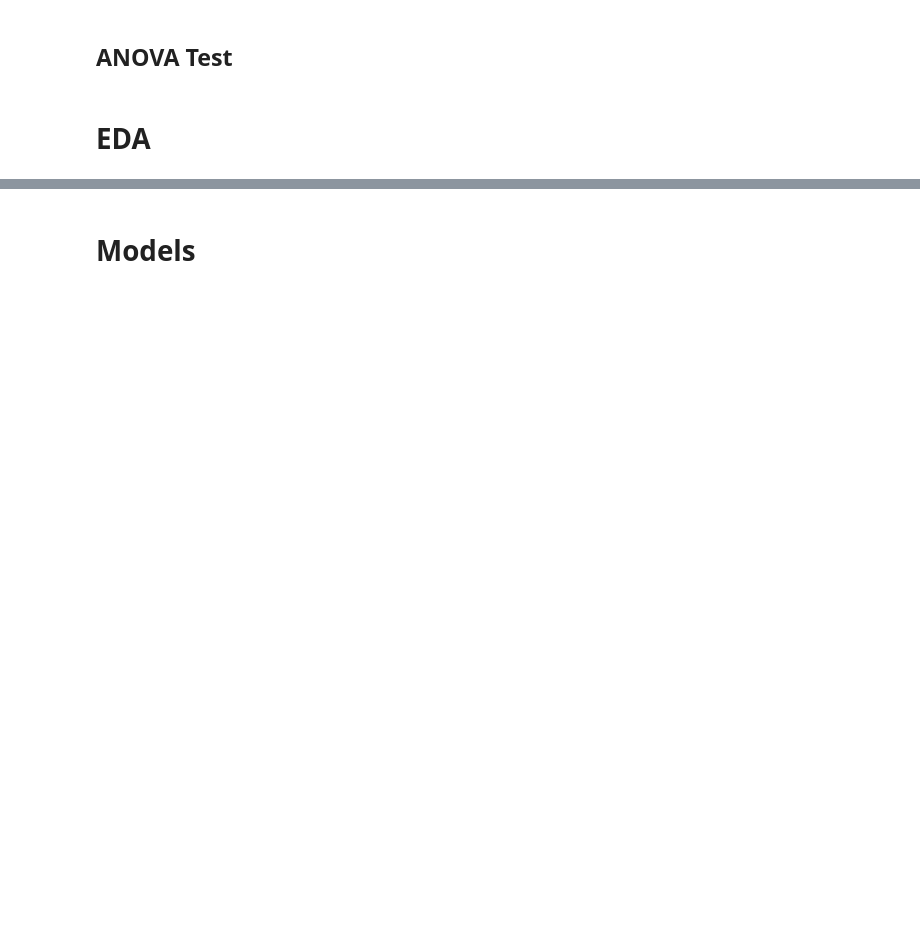
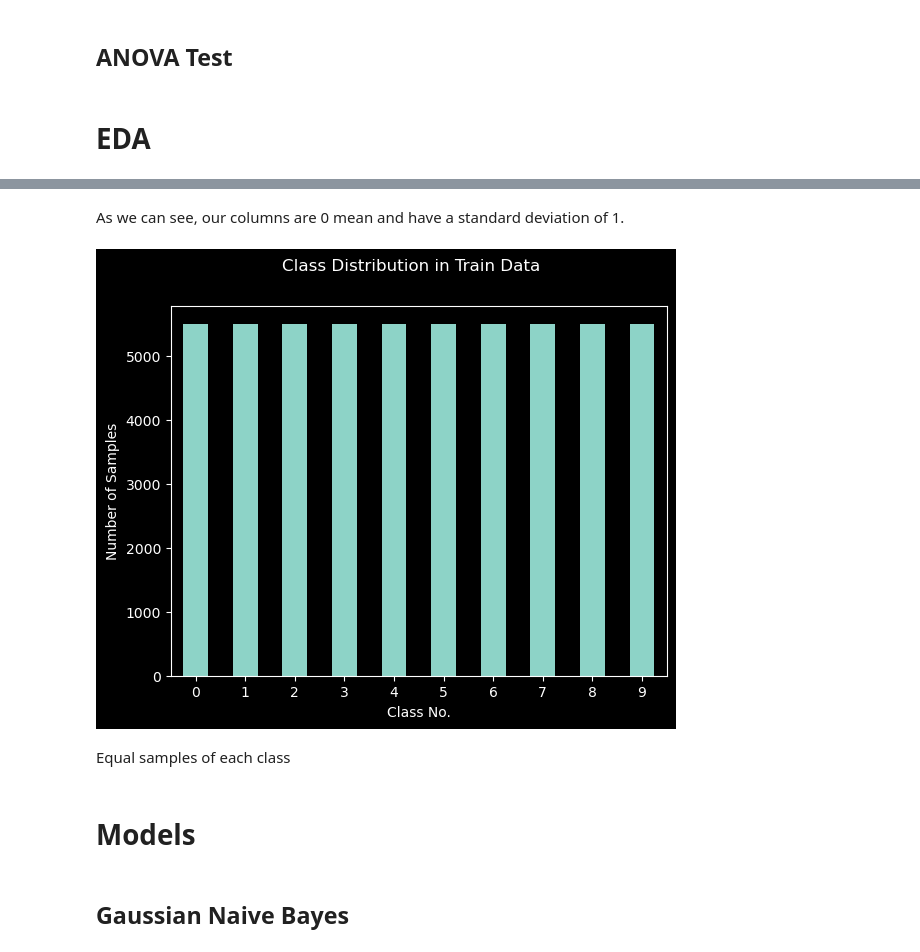
Before and after one commit to xiuyu-lana/Data_Mining_Project_Group_19, a Jupyter notebook: vit_main.ipynb, the cells around one changed output, grey strips where cells are left out. Drawn from its saved outputs; the diff is of its cells as text; code cells hidden in the pictures; blank space fills up the shorter version.

```diff
--- a/vit_main.ipynb
+++ b/vit_main.ipynb
@@ -67,3 +67,10 @@ Val Data (X, y):  (5000, 250) (5000,)
+# %%
+from sklearn.preprocessing import StandardScaler
+
+normalizer = StandardScaler().fit(data['train'][0])
+data['train'][0] = normalizer.transform(data['train'][0])
+data['val'][0] = normalizer.transform(data['val'][0])
+data['test'][0] = normalizer.transform(data['test'][0])
 # %% [markdown]
 ## ANOVA Test
 # %%
@@ -75,0 +86,7 @@ Val Data (X, y):  (5000, 250) (5000,)
+# %%
+import pandas as pd
+
+X_df = pd.DataFrame(data['train'][0])
+y_df = pd.DataFrame(data['train'][1])
+
+X_df.describe()
@@ -76,2 +104,17 @@ Val Data (X, y):  (5000, 250) (5000,)
+# %% [markdown]
+As we can see, our columns are 0 mean and have a standard deviation of 1.
+# %%
+y_df.value_counts().plot(kind='bar')
+plt.suptitle('Class Distribution in Train Data')
+plt.xlabel('Class No.')
+plt.ylabel('Number of Samples')
+plt.xticks(range(0, 10), range(0, 10), rotation=0)
+plt.show()
+# %% [output]
+[figure, added]
+# %% [markdown]
+Equal samples of each class
 # %% [markdown]
 # Models
+# %% [markdown]
+## Gaussian Naive Bayes
```
Also changed, not shown: parts of 16 cells of this notebook, 1 other file.
